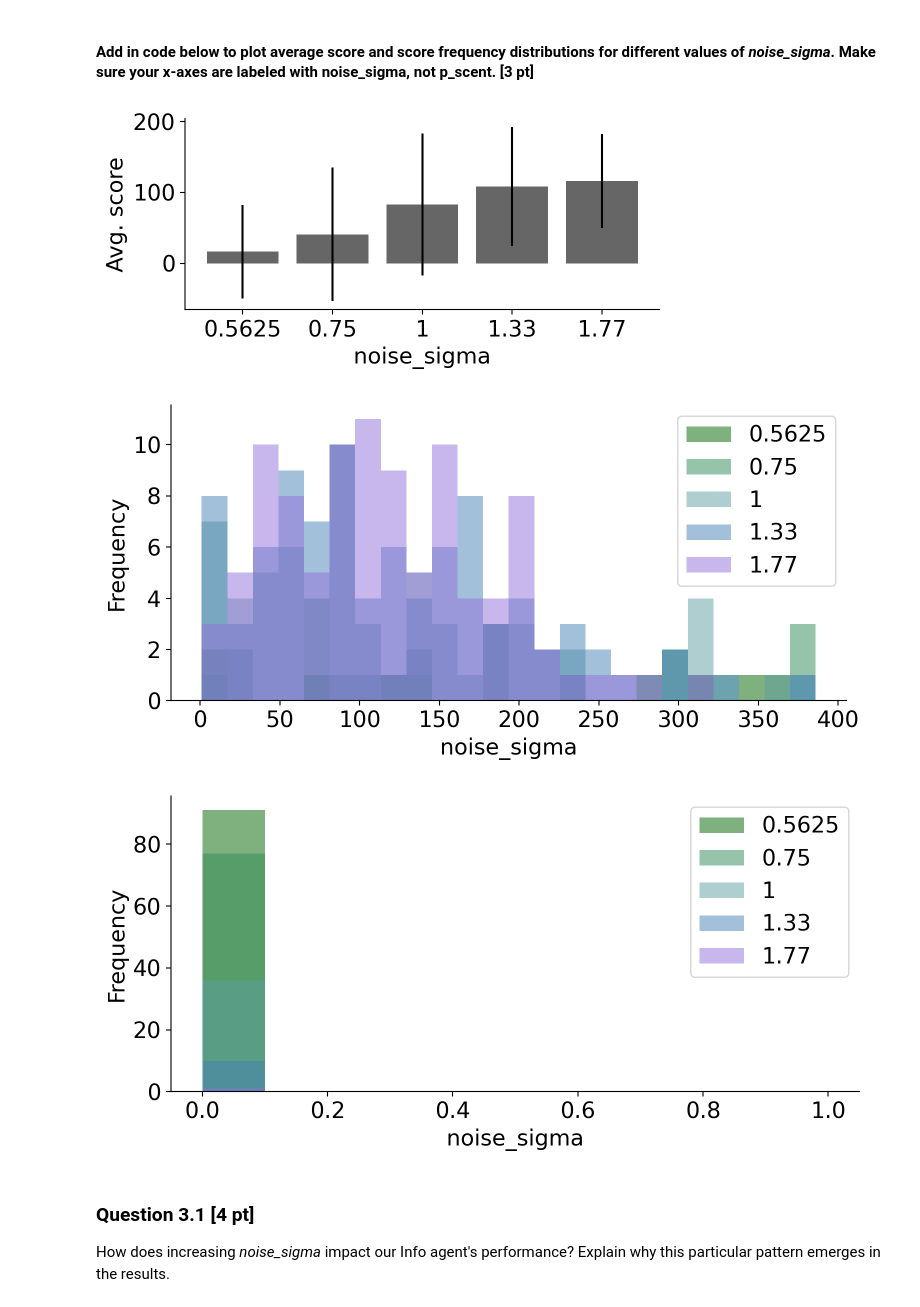
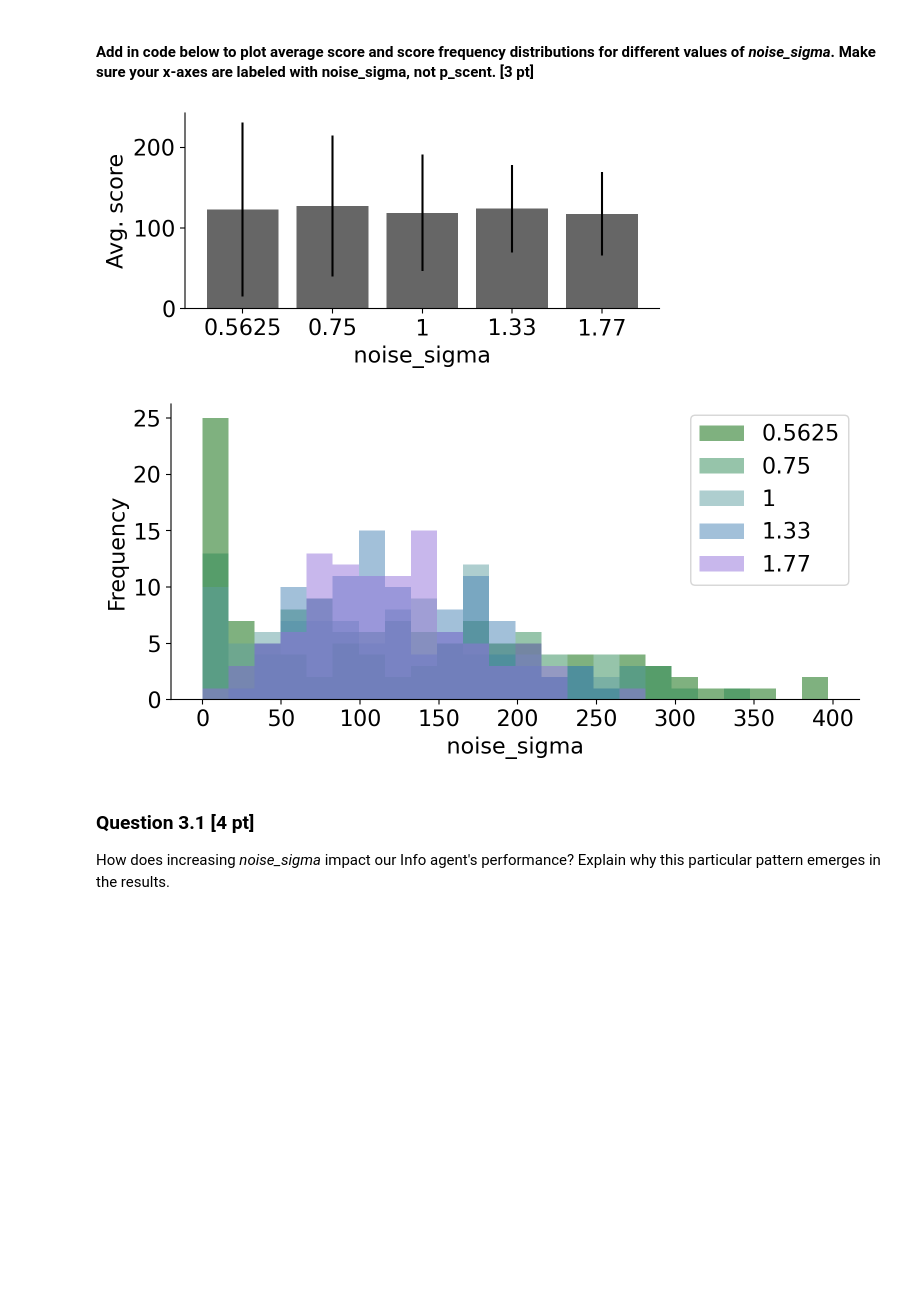
Before and after one commit to DuncanJWood/BiX, a Jupyter notebook: exercise4_foraging_and_rl_and_info.ipynb, the cells around one changed output. Drawn from its saved outputs; the diff is of its cells as text; code cells hidden in the pictures; blank space fills up the shorter version.

```diff
--- a/exercise4_foraging_and_rl_and_info.ipynb
+++ b/exercise4_foraging_and_rl_and_info.ipynb
@@ -657,7 +656,7 @@ Fill in the code cell below to run 500 experiments for each agent, each with 175
 # %%
 # Your code here
 num_steps = 175  # Number of choices each agent gets to make, (around 3 per arm)
-num_experiments = 2000
+num_experiments = 500
 seed = 9030
 # !
 results = []
@@ -906,7 +905,7 @@ names = noise_sigmas # list(range(5))
 # %%
 # Define the accumulation parameters
 drift_rate = 1.0
-threshold = 3.0
+threshold = 1.5
 accumulate_sigma = 1.0
 
 # Shared
@@ -1017,47 +1016,36 @@ sns.despine()
 # Your code here
 # Score
 scores = []
 for result in results:
     r = total_reward(result)
     scores.append(r)
 
 # Tabulate
 m, sd = [], []
 for s in scores:
     m.append(np.mean(s))
     sd.append(np.std(s))
 
 # Plot means
 fig = plt.figure(figsize=(6, 3))
 plt.bar([str(n) for n in names], m, yerr=sd, color="black", alpha=0.6)
 plt.ylabel("Avg. score")
 plt.xlabel("noise_sigma")
 plt.tight_layout()
 sns.despine()
 
 # Dists of means
 fig = plt.figure(figsize=(8, 4))
 for (i, s, c) in zip(names, scores, colors):
-    plt.hist(s, label=i, color=c, alpha=0.5, bins = np.linspace(1, np.max(scores), 25))
+    plt.hist(s, label=i, color=c, alpha=0.5, bins = np.linspace(0, np.max(scores), 25))
     plt.legend()
     plt.ylabel("Frequency")
     plt.xlabel("noise_sigma")
     plt.tight_layout()
     sns.despine()
-
-# Dists of means
-fig = plt.figure(figsize=(8, 4))
-for (i, s, c) in zip(names, scores, colors):
-    plt.hist(s, label=i, color=c, alpha=0.5, range=(0,1))
-    plt.legend()
-    plt.ylabel("Frequency")
-    plt.xlabel("noise_sigma")
-    plt.tight_layout()
-    sns.despine()
 # %% [output]
-[figure, old version]
+[figure, new version]
-[figure, old version]
+[figure, new version]
-[figure, removed]
 # %% [markdown]
 ### Question 3.1 [4 pt]
 
```
Also changed, not shown: parts of 6 cells of this notebook.
